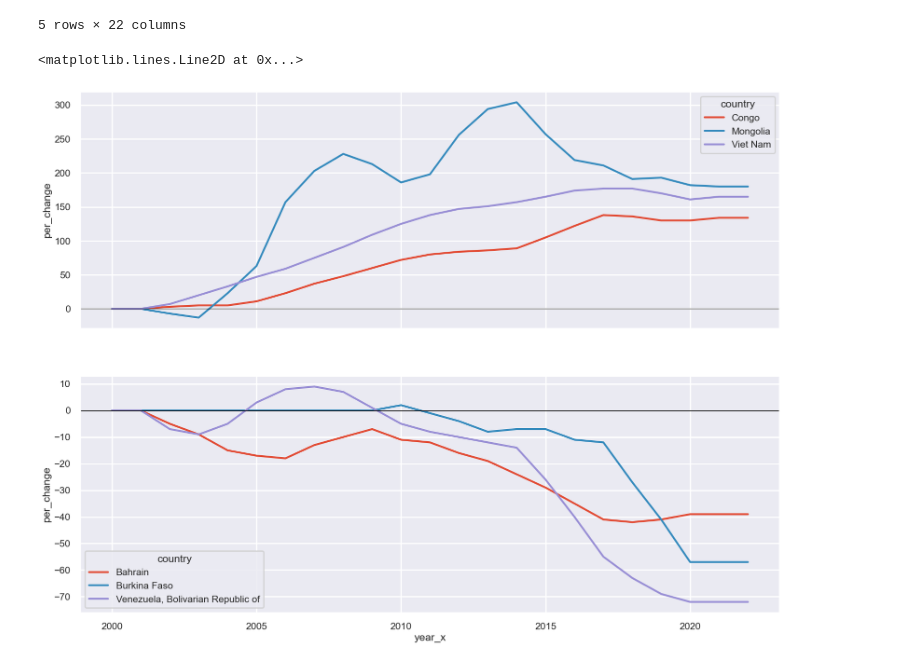
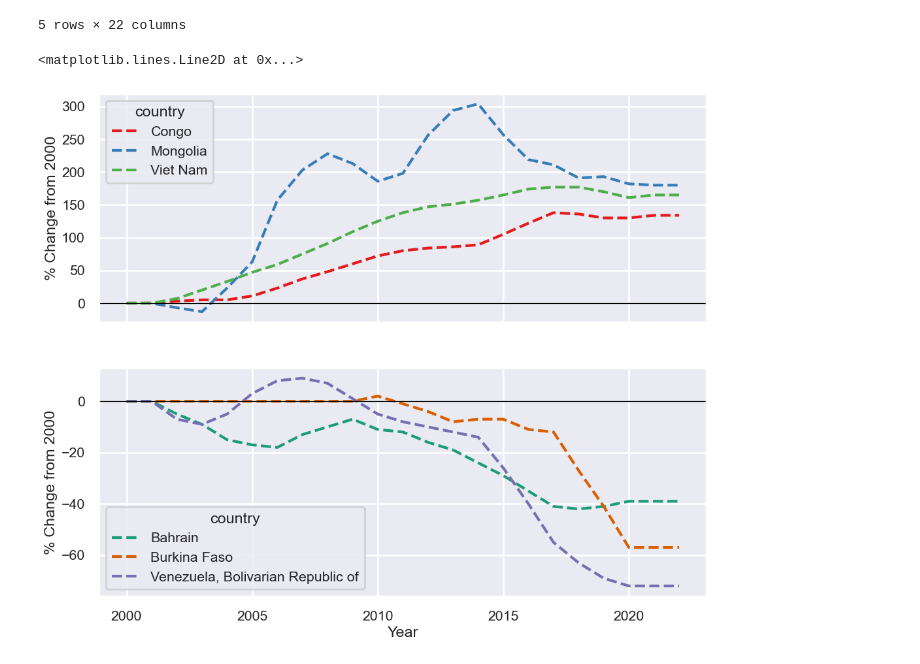
Before and after one commit to Huang-Hao-Gao/global-alcohol-consumption-analysis, a Jupyter notebook: analysis.ipynb, the cells around one changed output. Cells and saved outputs as stored; diff of their text form; code cells hidden in the pictures.

Commit message:
configure size and styling of biggest inc/dec graph

```diff
--- a/analysis.ipynb
+++ b/analysis.ipynb
@@ -235,29 +235,40 @@ dec_x.head(5)
 # %%
 sns.set_style("darkgrid")
 
-fig, axes = plt.subplots(nrows=2, ncols=1, figsize=(20,15), sharex=True)
+fig, axes = plt.subplots(nrows=2, ncols=1, figsize=(12,10), sharex=True)
 
 sns.lineplot(
     data=inc_x,
     y="per_change",
     x="year_x",
     hue="country",
     legend="auto",
-    ax=axes[0]
+    ax=axes[0],
+    palette="Set1",
+    linestyle="--"
 )
 axes[0].axhline(0, color="black", linewidth=1)
 
-plt.subplot(2,1,2)
 sns.lineplot(
     data=dec_x,
     y="per_change",
     x="year_x",
     hue="country",
     legend="auto",
-    ax=axes[1]
+    ax=axes[1],
+    palette="Dark2",
+    linestyle="--"
 )
 
+biggest_labels = ["Year", "% Change from 2000"]
+
+axes[0].set_xlabel(biggest_labels[0])
+axes[0].set_ylabel(biggest_labels[1])
+axes[1].set_xlabel(biggest_labels[0])
+axes[1].set_ylabel(biggest_labels[1])
+
+
 axes[1].axhline(0, color="black", linewidth=1)
 # %% [output]
 <matplotlib.lines.Line2D at 0x...>
-[figure, old version]
+[figure, new version]
```
